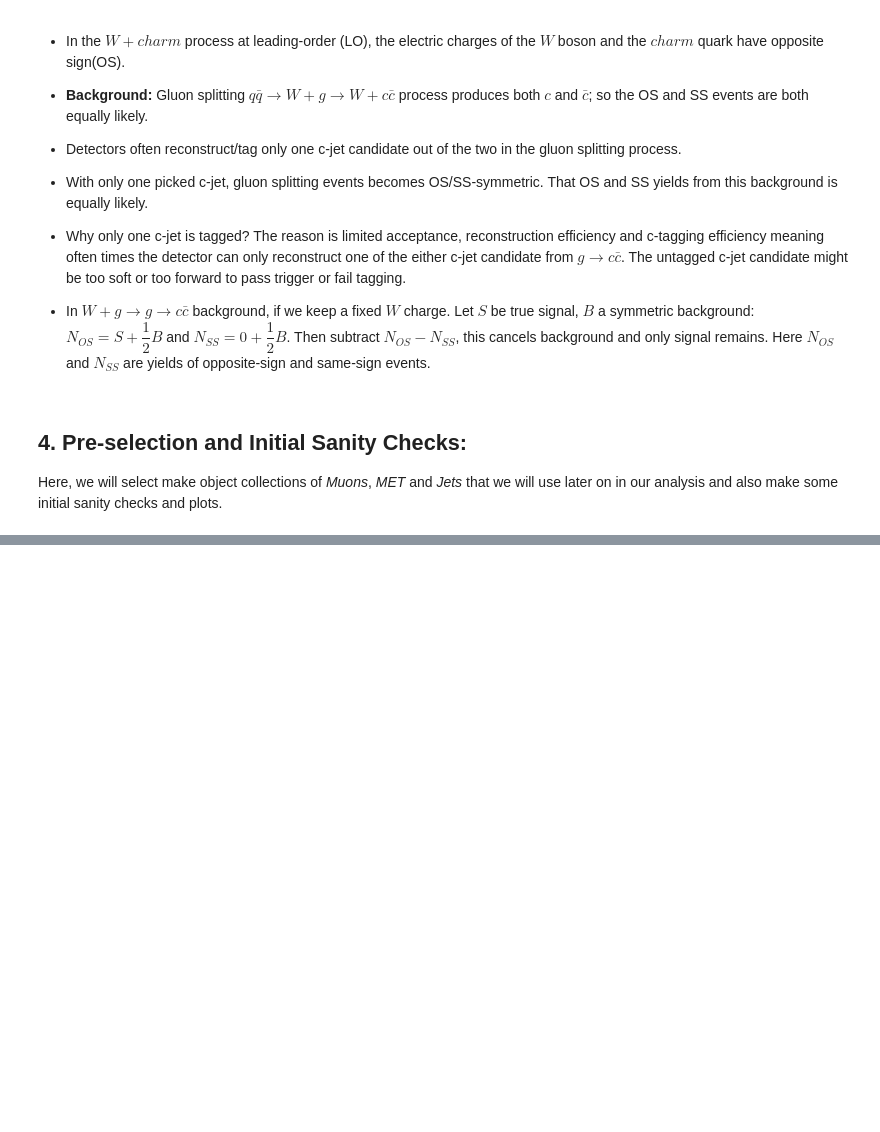
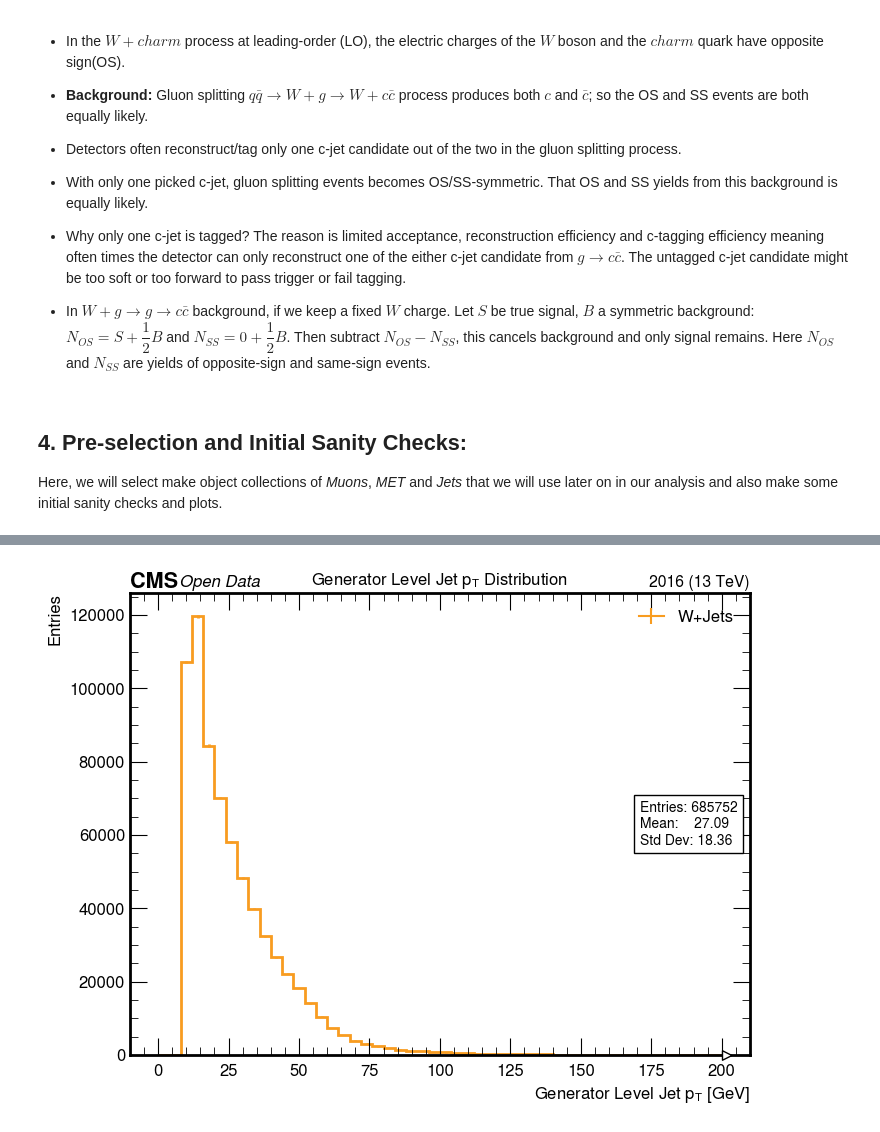
Before and after one commit to xondikoi03/charmTaggingAnalysis, a Jupyter notebook: Coffea/notebooks/Wc_Analysis_Test.ipynb, the cells around one changed output, grey strips where cells are left out. Drawn from its saved outputs; the diff is of its cells as text; code cells hidden in the pictures; blank space fills up the shorter version.

```diff
--- a/Coffea/notebooks/Wc_Analysis_Test.ipynb
+++ b/Coffea/notebooks/Wc_Analysis_Test.ipynb
@@ -35,7 +35,7 @@ NanoAODSchema.warn_missing_crossrefs = False
 We load the WJetsToLNu sample of simulated $W\rightarrow \ell + \nu$. `dask` is used to lazily read the file to save resources and only read from disk whenever necessary.
 # %%
 # fname = "../../datasets/WJets_ToLNu_NANOAODSIM.root"
-fname = "../../datasets/WJets_ToLNu_NANOAODSIM.root"
+fname = "../../datasets/nano106X_on_mini106X_2017_mc_NANOAOD_W1Jets_to_LNu_250K.root"
 print(f"Loading file: {fname}")
 events = NanoEventsFactory.from_root(
     {fname: "Events"},
@@ -83,6 +83,8 @@ cutflow = {}
 Muon = events.Muon
 MET = events.MET
 Jet = events.Jet
+GenJets = events.GenJet
+GenPart = events.GenPart
 
 print("Defining physics objects ... Successful!")
 print("--------------------------------------------")
@@ -102,6 +104,15 @@ print("Total number of muons in the dataset:", total_Muons.compute())
 nJets = dak.num(Jet, axis=1)
 total_Jets = dak.sum(nJets)
 print("Total number of jets in the dataset:", total_Jets.compute())
+
+# Count the number of GenJets and GenParticles in the dataset:
+nGenJets = dak.num(GenJets, axis=1)
+total_GenJets = dak.sum(nGenJets)
+print("Total number of generator level jets in the dataset:", total_GenJets.compute())
+
+nGenPart = dak.num(GenPart, axis=1)
+total_GenPart = dak.sum(nGenPart)
+print("Total number of generator level particles in the dataset:", total_GenPart.compute())
 # %% [output]
 Defining Physics Objects...
 Defining physics objects ... Successful!
@@ -286,2 +597,85 @@ SS lepton pairs: 237
 
 Let's plot all the control plots and also compute them as we plot them (intrinsically built into the `hist_functions`). The plots are to see if we need to put any additional cuts or tune our cuts to increase yields.
+# %%
+print("Generating Test Histograms...")
+
+GenJets_pt = dak.flatten(GenJets.pt)
+make_hist(
+    GenJets_pt,
+    nBins=50,
+    lo=0,
+    hi=200,
+    xlabel="Generator Level Jet $p_{T}$ [GeV]",
+    ylabel="Entries",
+    label="W+Jets",
+    title="Generator Level Jet $p_{T}$ Distribution",
+    fname=None,
+    logy=False,
+    ax=None,
+    show=True,
+    return_hist=False,
+    show_stats=True,
+    histtype="step",
+)
+GenJets_eta = dak.flatten(GenJets.eta)
+make_hist(
+    GenJets_eta,
+    nBins=50,
+    lo=-5,
+    hi=5,
+    xlabel="Generator Level Jet $\\eta$",
+    ylabel="Entries",
+    label="W+Jets",
+    title="Generator Level Jet $\\eta$ Distribution",
+    fname=None,
+    logy=False,
+    ax=None,
+    show=True,
+    return_hist=False,
+    show_stats=True,
+    histtype="step",
+)
+
+GenJets_phi = dak.flatten(GenJets.phi)
+make_hist(
+    GenJets_phi,
+    nBins=50,
+    lo=-3.2,
+    hi=3.2,
+    xlabel="Generator Level Jet $\\phi$",
+    ylabel="Entries",
+    label="W+Jets",
+    title="Generator Level Jet $\\phi$ Distribution",
+    fname=None,
+    logy=False,
+    ax=None,
+    show=True,
+    return_hist=False,
+    show_stats=True,
+    histtype="step",
+)
+
+GenJets_HadronFlavour = dak.flatten(GenJets.hadronFlavour)
+make_hist(
+    GenJets_HadronFlavour,
+    nBins=10,
+    lo=-0.5,
+    hi=9.5,
+    xlabel="Generator Level Jet Hadron Flavour",
+    ylabel="Entries",
+    label="W+Jets",
+    title="Generator Level Jet Hadron Flavour Distribution",
+    fname=None,
+    logy=True,
+    ax=None,
+    show=True,
+    return_hist=False,
+    show_stats=True,
+    histtype="step",
+)
+
+# Number of Generator level charm jets:
+nGenCharmJets = dak.num(GenCharmJets, axis=1)
+total_GenCharmJets = dak.sum(nGenCharmJets)
+print("Total number of generator level charm jets in the dataset:", total_GenCharmJets.compute())
+# %% [output]
@@ -287,0 +683 @@ Let's plot all the control plots and also compute them as we plot them (intrinsi
+[figure, added]
```
Also changed, not shown: parts of 33 cells of this notebook, 2 other files.
